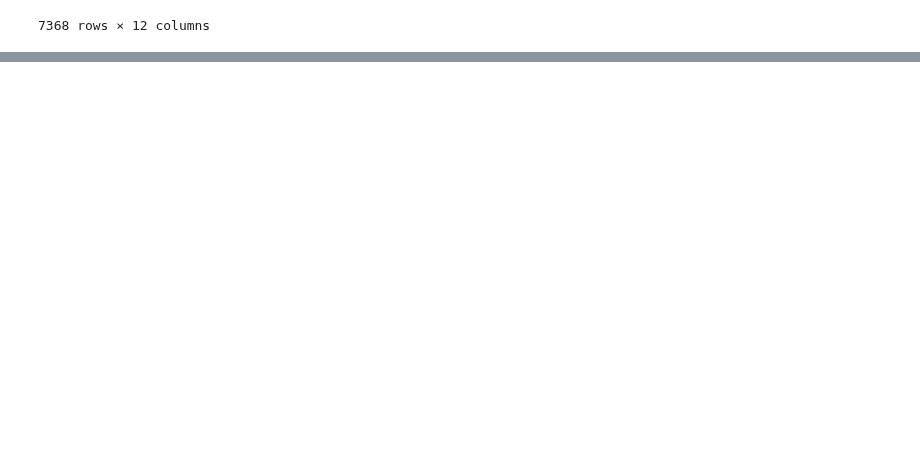
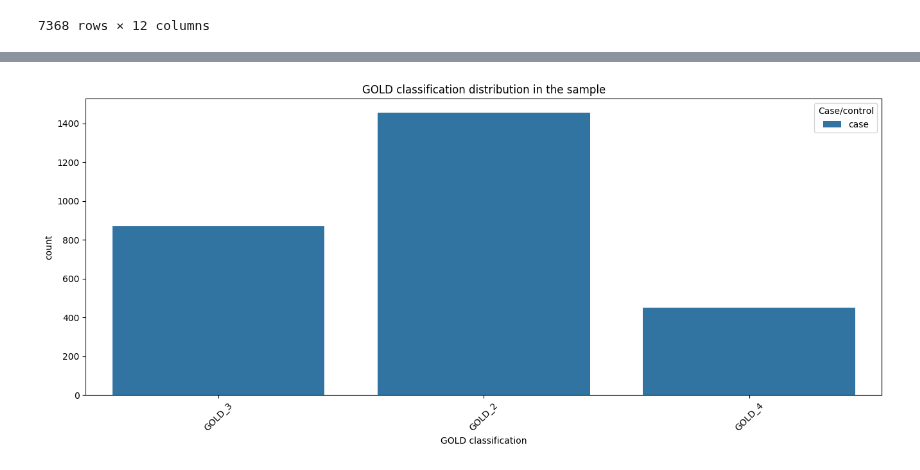
Before and after one commit to MASILab/Inhale_Exhale_CT, a Jupyter notebook: make_data/datasplit_copdgene.ipynb, the cells around one changed output, grey strips where cells are left out. Cells and saved outputs as stored; diff of their text form; code cells hidden in the pictures; blank space fills up the shorter version.

```diff
--- a/make_data/datasplit_copdgene.ipynb
+++ b/make_data/datasplit_copdgene.ipynb
@@ -111,0 +121,4 @@ plt.show()
+# %%
+#Drop the unknown values
+copd = copd[copd['Case/control'] != 'Other']
+copd
@@ -112,5 +139,5 @@ plt.show()
 # %%
-copd = copd.drop(copd[copd['GOLD classification'] == 'Non_smoker_control'].index)
+copd = copd[copd['Case/control'] != 'control']
 copd
 # %% [output]
 |  | Body Site | Case/control | Consent code | Consent | Downloaded | File Name | Study PHS | GOLD classification | ... |
@@ -129 +156,9 @@ copd
+# %%
+plt.figure(figsize=(16,6))
+sns.countplot(x='GOLD classification', data=copd, hue='Case/control')
+plt.title('GOLD classification distribution in the sample')
+plt.xticks(rotation=45)
+plt.show()
+# %% [output]
+[figure, added]
 # %%
```
Also changed, not shown: parts of 34 cells of this notebook, 2 other files.
